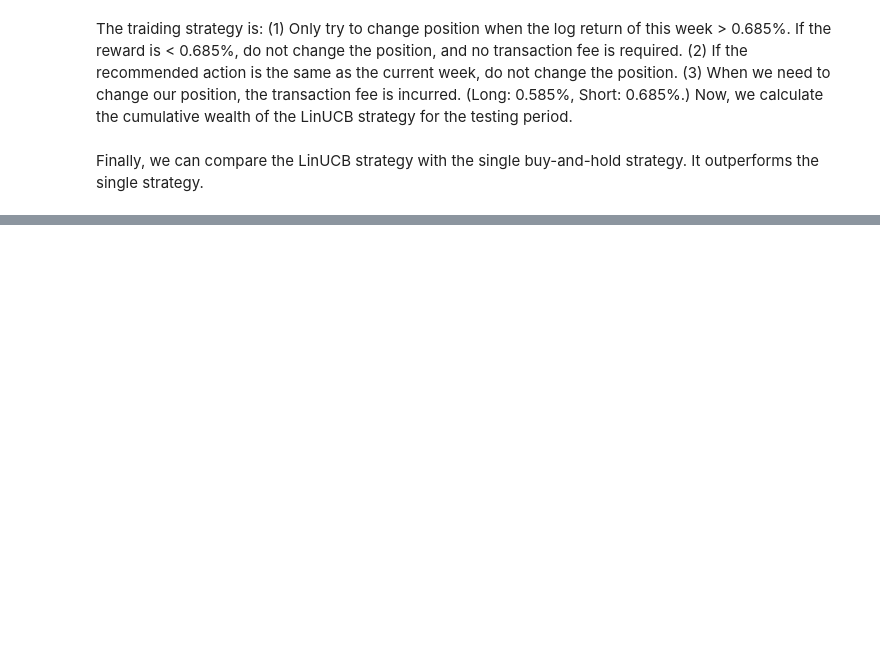
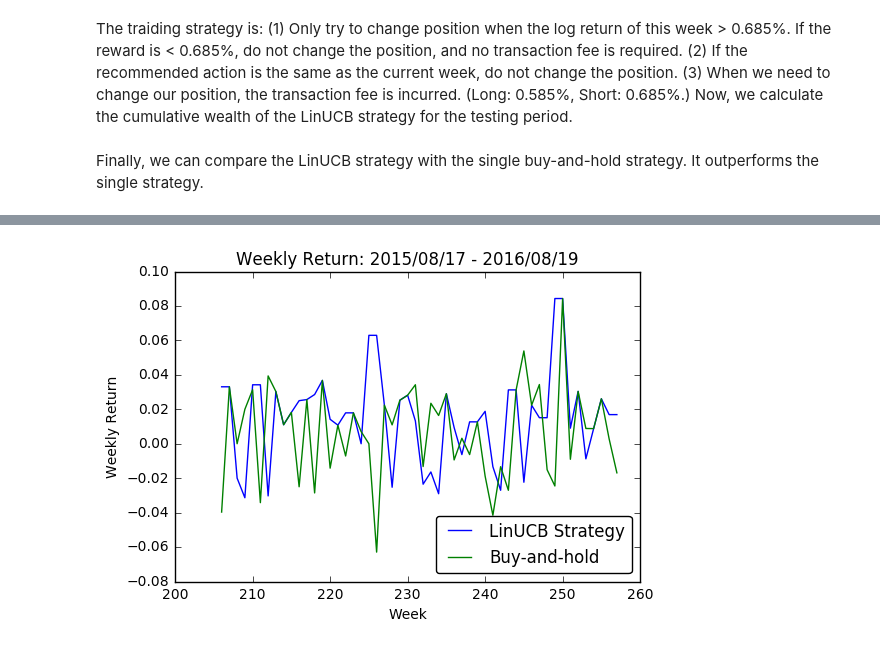
Before and after one commit to taweihuang/stock_trading_bandit, a Jupyter notebook: trading_linucb.ipynb, the cells around one changed output, grey strips where cells are left out. Cells and saved outputs as stored; diff of their text form; code cells hidden in the pictures; blank space fills up the shorter version.

```diff
--- a/trading_linucb.ipynb
+++ b/trading_linucb.ipynb
@@ -101,0 +104,11 @@ plt.show()
+# %%
+returns = [(cum_wealth[i] - cum_wealth[i - 1]) / cum_wealth[i - 1] for i in range(1, 53)]
+plt.plot(range(206, 258), returns, label="LinUCB Strategy")
+plt.plot(range(206, 258), data.iloc[205:257, 1], label="Buy-and-hold")
+plt.legend(loc="lower right", fancybox=True)
+plt.xlabel('Week')
+plt.ylabel('Weekly Return')
+plt.title("Weekly Return: 2015/08/17 - 2016/08/19")
+plt.show()
+# %% [output]
+[figure, added]
```
Also changed, not shown: parts of 1 cell of this notebook.
